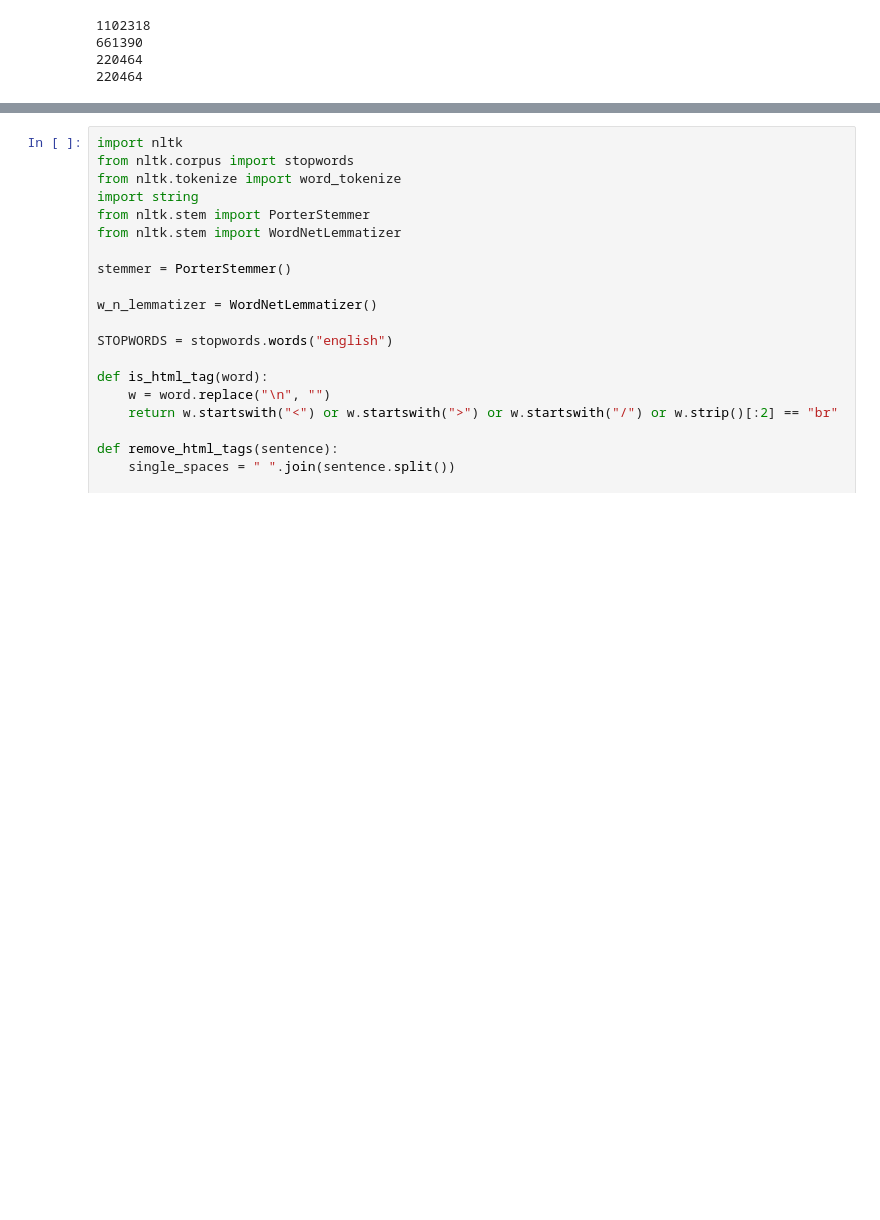
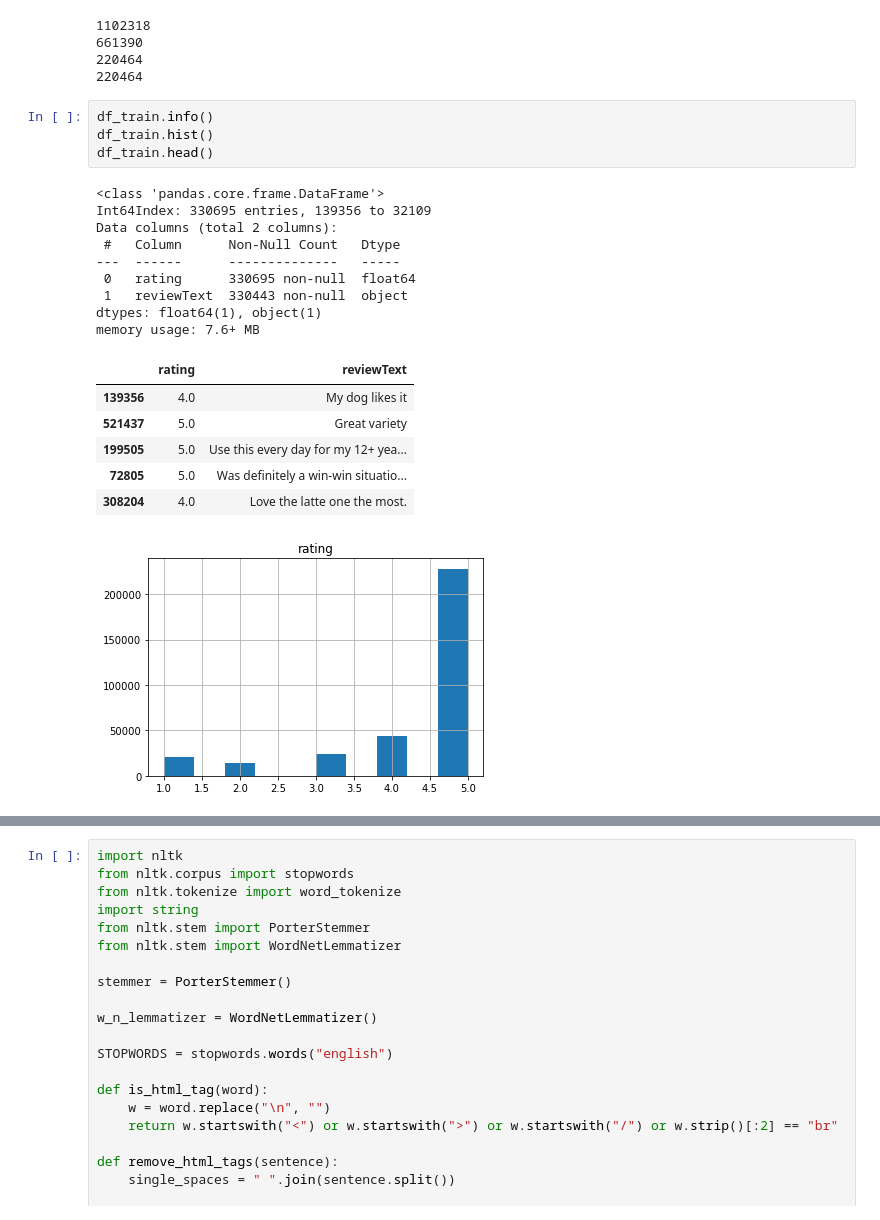
Before and after one commit to p-adrian05/NLP, a Jupyter notebook: NLP_beadando.ipynb, the cells around one changed output, grey strips where cells are left out. Cells and saved outputs as stored; diff of their text form; blank space fills up the shorter version.

```diff
--- a/NLP_beadando.ipynb
+++ b/NLP_beadando.ipynb
@@ -29,3 +29,24 @@ print(df_test.size)
 661390
 220464
 220464
+# %%
+df_train.info()
+df_train.hist()
+df_train.head()
+# %% [output]
+<class 'pandas.core.frame.DataFrame'>
+Int64Index: 330695 entries, 139356 to 32109
+Data columns (total 2 columns):
+ #   Column      Non-Null Count   Dtype
+---  ------      --------------   -----
+ 0   rating      330695 non-null  float64
+ 1   reviewText  330443 non-null  object
+dtypes: float64(1), object(1)
+memory usage: 7.6+ MB
+|  | rating | reviewText |
+| 139356 | 4.0 | My dog likes it |
+| 521437 | 5.0 | Great variety |
+| 199505 | 5.0 | Use this every day for my 12+ yea... |
+| 72805 | 5.0 | Was definitely a win-win situatio... |
+| 308204 | 4.0 | Love the latte one the most. |
+[figure, added]
```
Also changed, not shown: parts of 21 cells of this notebook.
